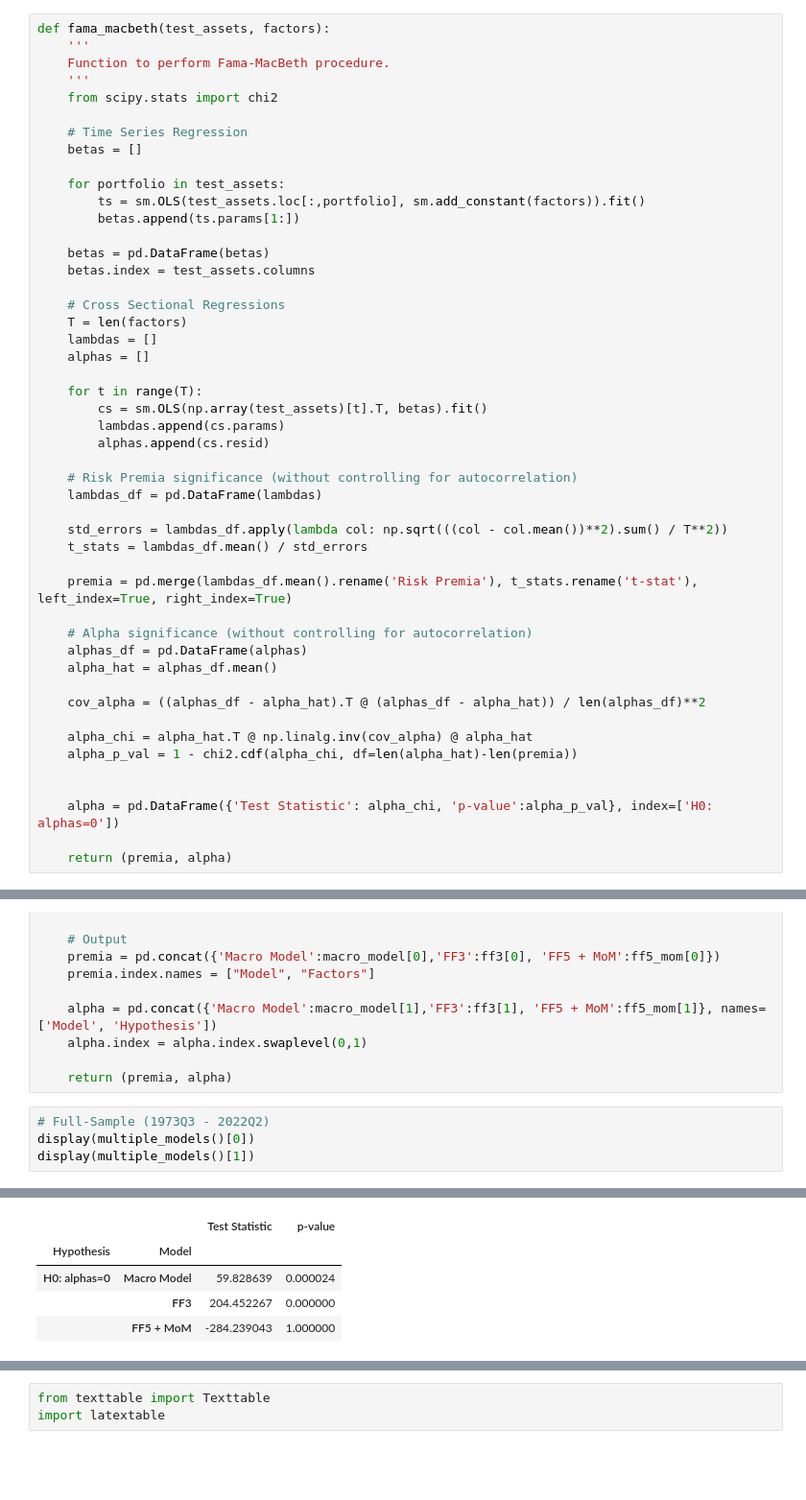
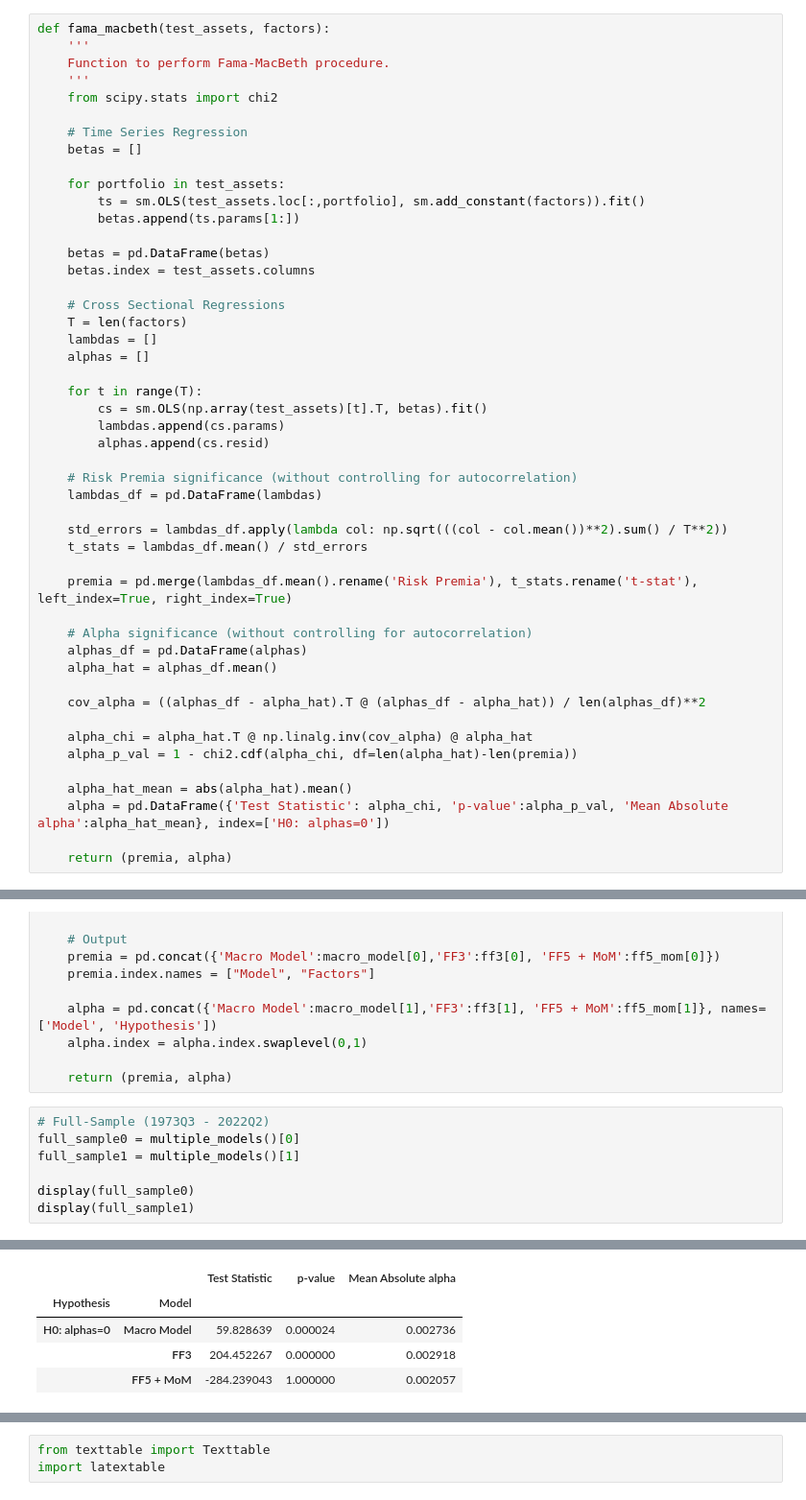
Before and after one commit to santoromano/Macro-Cross-Sectional-Analysis, a Jupyter notebook: empirics.ipynb, the cells around one changed output, grey strips where cells are left out. Shown at 96% size. Drawn from its saved outputs; the diff is of its cells as text; blank space fills up the shorter version.

```diff
--- a/empirics.ipynb
+++ b/empirics.ipynb
@@ -487,8 +487,8 @@ def fama_macbeth(test_assets, factors):
     alpha_chi = alpha_hat.T @ np.linalg.inv(cov_alpha) @ alpha_hat
     alpha_p_val = 1 - chi2.cdf(alpha_chi, df=len(alpha_hat)-len(premia))
 
-
-    alpha = pd.DataFrame({'Test Statistic': alpha_chi, 'p-value':alpha_p_val}, index=['H0: alphas=0'])
+    alpha_hat_mean = abs(alpha_hat).mean()
+    alpha = pd.DataFrame({'Test Statistic': alpha_chi, 'p-value':alpha_p_val, 'Mean Absolute alpha':alpha_hat_mean}, index=['H0: alphas=0'])
 
     return (premia, alpha)
 # %%
@@ -513,27 +513,30 @@ def multiple_models(start='1973', end='2022'):
     return (premia, alpha)
 # %%
 # Full-Sample (1973Q3 - 2022Q2)
-display(multiple_models()[0])
-display(multiple_models()[1])
+full_sample0 = multiple_models()[0]
+full_sample1 = multiple_models()[1]
+
+display(full_sample0)
+display(full_sample1)
 # %% [output]
 |  |  | Risk Premia | t-stat |
 | Model | Factors |  |  |
 | Macro Model | gdp_4qoq | 0.003206 | 1.548907 |
 |  | cpi_4qoq | -0.008500 | -2.610649 |
 |  | Mkt-RF | 0.020838 | 3.137645 |
 | FF3 | Mkt-RF | 0.018907 | 2.958602 |
 |  | SMB | 0.007564 | 1.898064 |
 |  | HML | 0.011000 | 2.347356 |
 | FF5 + MoM | Mkt-RF | 0.019605 | 3.077580 |
 |  | SMB | 0.009498 | 2.410665 |
 |  | HML | 0.010194 | 2.192431 |
 |  | RMW | 0.012871 | 2.297801 |
 |  | CMA | 0.000906 | 0.192922 |
 |  | Mom | 0.030342 | 2.494422 |
-|  |  | Test Statistic | p-value |
-| Hypothesis | Model |  |  |
-| H0: alphas=0 | Macro Model | 59.828639 | 0.000024 |
-|  | FF3 | 204.452267 | 0.000000 |
-|  | FF5 + MoM | -284.239043 | 1.000000 |
+|  |  | Test Statistic | p-value | Mean Absolute alpha |
+| Hypothesis | Model |  |  |  |
+| H0: alphas=0 | Macro Model | 59.828639 | 0.000024 | 0.002736 |
+|  | FF3 | 204.452267 | 0.000000 | 0.002918 |
+|  | FF5 + MoM | -284.239043 | 1.000000 | 0.002057 |
 # %%
 # Vassalou Sample ( - 1998Q4)
```
Also changed, not shown: parts of 5 cells of this notebook, 1 other file.
